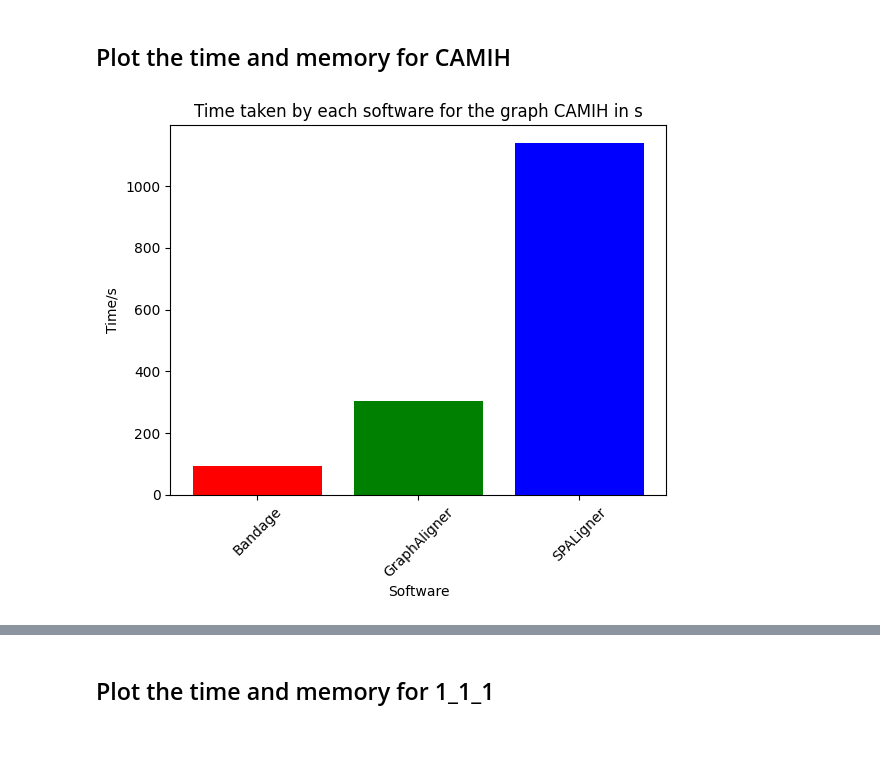
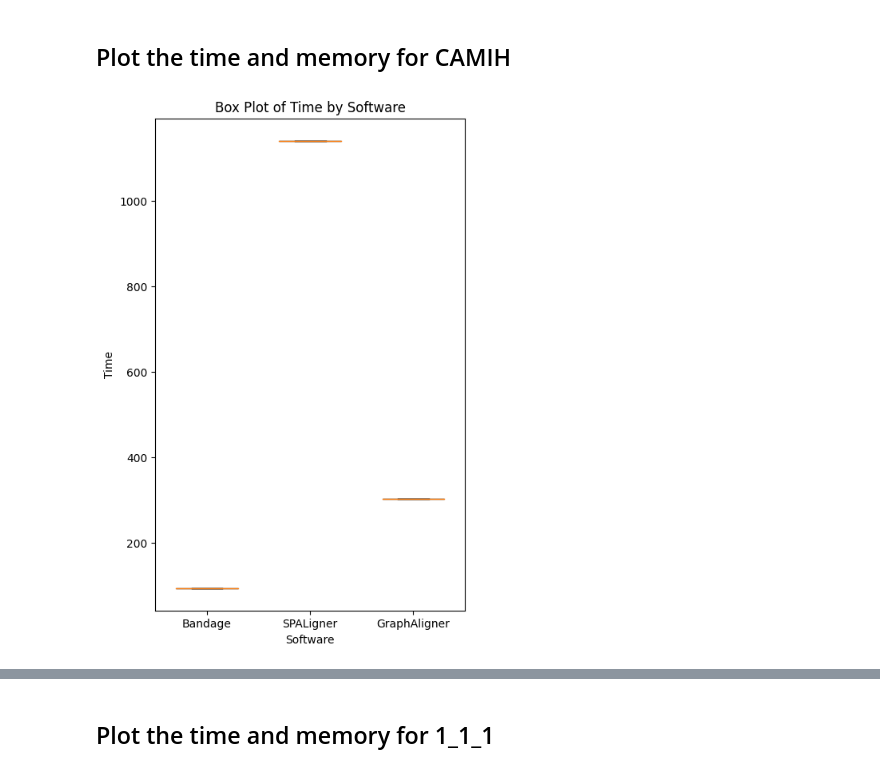
Before and after one commit to Yusreen/Thesis, a Jupyter notebook: Results and findings/Plot.ipynb, the cells around one changed output, grey strips where cells are left out. Drawn from its saved outputs; the diff is of its cells as text; code cells hidden in the pictures; blank space fills up the shorter version.

```diff
--- a/Results and findings/Plot.ipynb
+++ b/Results and findings/Plot.ipynb
@@ -66,22 +67,21 @@ CAMIM2_df
 | 11 | CAMIM2 | GraphAligner | 213.53 | 2709143552 |
 # %% [markdown]
 ## Plot the time and memory for CAMIH
-# %%
-# Group the data by Software and calculate the mean time for each software
-software_times_CAMIH = CAMIH_df.groupby('Software')['Time'].mean()
-colors = ['red', 'green', 'blue']
-# Plotting the bar chart
-plt.bar(software_times_CAMIH.index, software_times_CAMIH.values,color=colors)
-plt.xlabel('Software')
-plt.ylabel('Time/s')
-plt.title('Time taken by each software for the graph CAMIH in s')
-plt.xticks(rotation=45)
-
-plt.savefig('Plot/graph_CAMIH_time.png')
-# Display the plot
-plt.show()
-# %% [output]
-[figure, removed]
+# %%
+
+
+# Group the "Time" values by "Software" column
+grouped_data = [CAMIH_df['Time'][CAMIH_df['Software'] == software].values for software in CAMIH_df['Software'].unique()]
+
+# Create the box plot
+plt.figure(figsize=(5, 8))
+plt.boxplot(grouped_data, labels=CAMIH_df['Software'].unique(),patch_artist=True, widths=0.6)
+plt.xlabel('Software')
+plt.ylabel('Time')
+plt.title('Box Plot of Time by Software')
+plt.show()
+# %% [output]
+[figure, added]
 # %%
 # Group the data by Software and calculate the mean memory for each software
 software_Memory_CAMIH = CAMIH_df.groupby('Software')['Memory'].mean()
```
Also changed, not shown: parts of 8 cells of this notebook, 16 other files.
